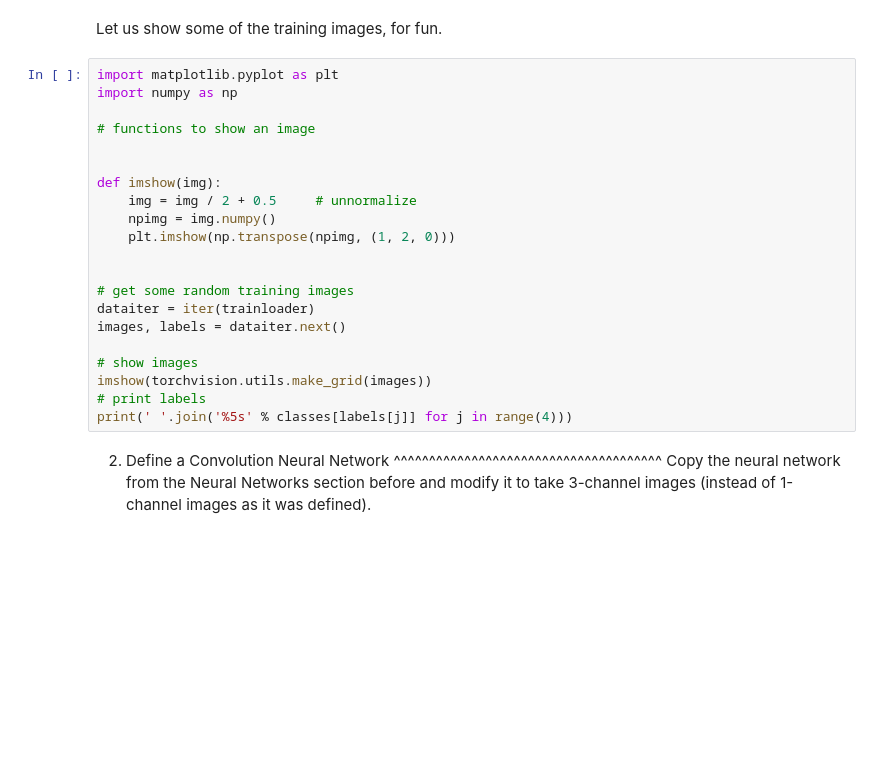
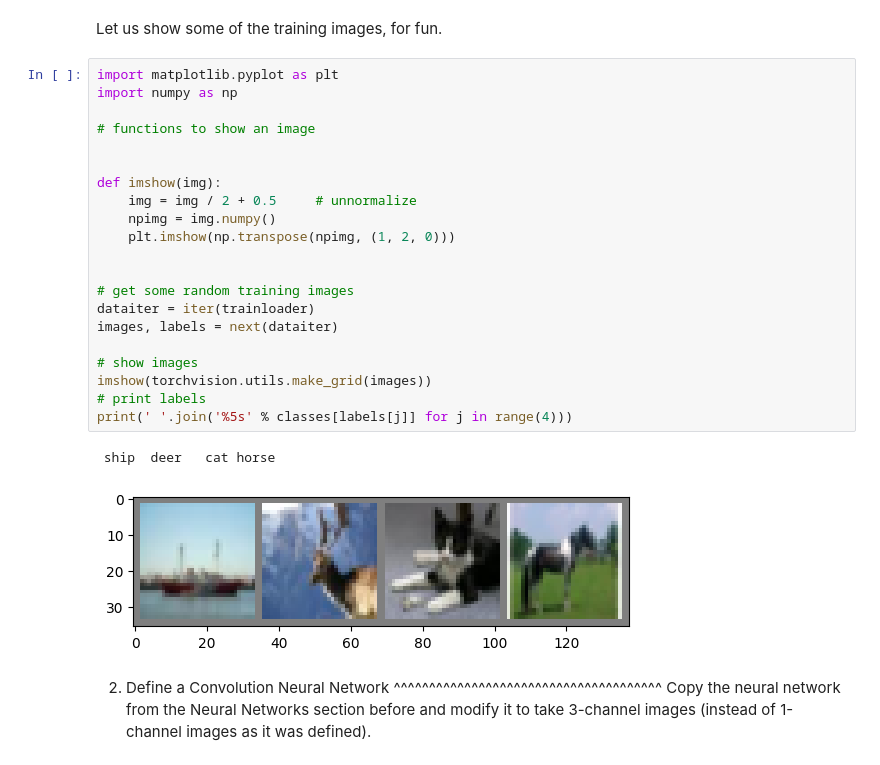
Before and after one commit to V13tthnh/machine_learning, a Jupyter notebook: _downloads/cifar10_tutorial.ipynb, the cells around one changed output. Drawn from its saved outputs; the diff is of its cells as text; blank space fills up the shorter version.

```diff
--- a/_downloads/cifar10_tutorial.ipynb
+++ b/_downloads/cifar10_tutorial.ipynb
@@ -85,24 +85,27 @@ Let us show some of the training images, for fun.
 # %%
 import matplotlib.pyplot as plt
 import numpy as np
 
 # functions to show an image
 
 
 def imshow(img):
     img = img / 2 + 0.5     # unnormalize
     npimg = img.numpy()
     plt.imshow(np.transpose(npimg, (1, 2, 0)))
 
 
 # get some random training images
 dataiter = iter(trainloader)
-images, labels = dataiter.next()
+images, labels = next(dataiter)
 
 # show images
 imshow(torchvision.utils.make_grid(images))
 # print labels
 print(' '.join('%5s' % classes[labels[j]] for j in range(4)))
+# %% [output]
+ ship  deer   cat horse
+[figure, added]
 # %% [markdown]
 2. Define a Convolution Neural Network
 ^^^^^^^^^^^^^^^^^^^^^^^^^^^^^^^^^^^^^^
```
Also changed, not shown: parts of 1 cell of this notebook.
